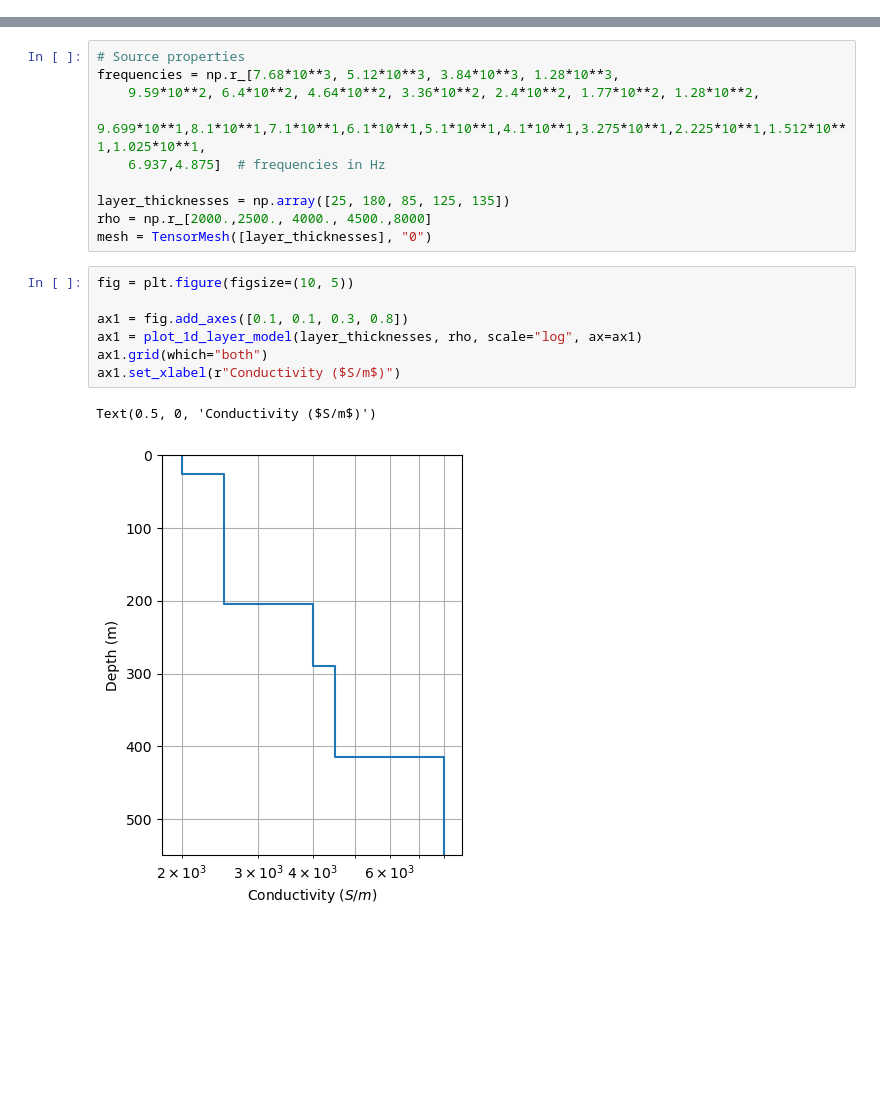
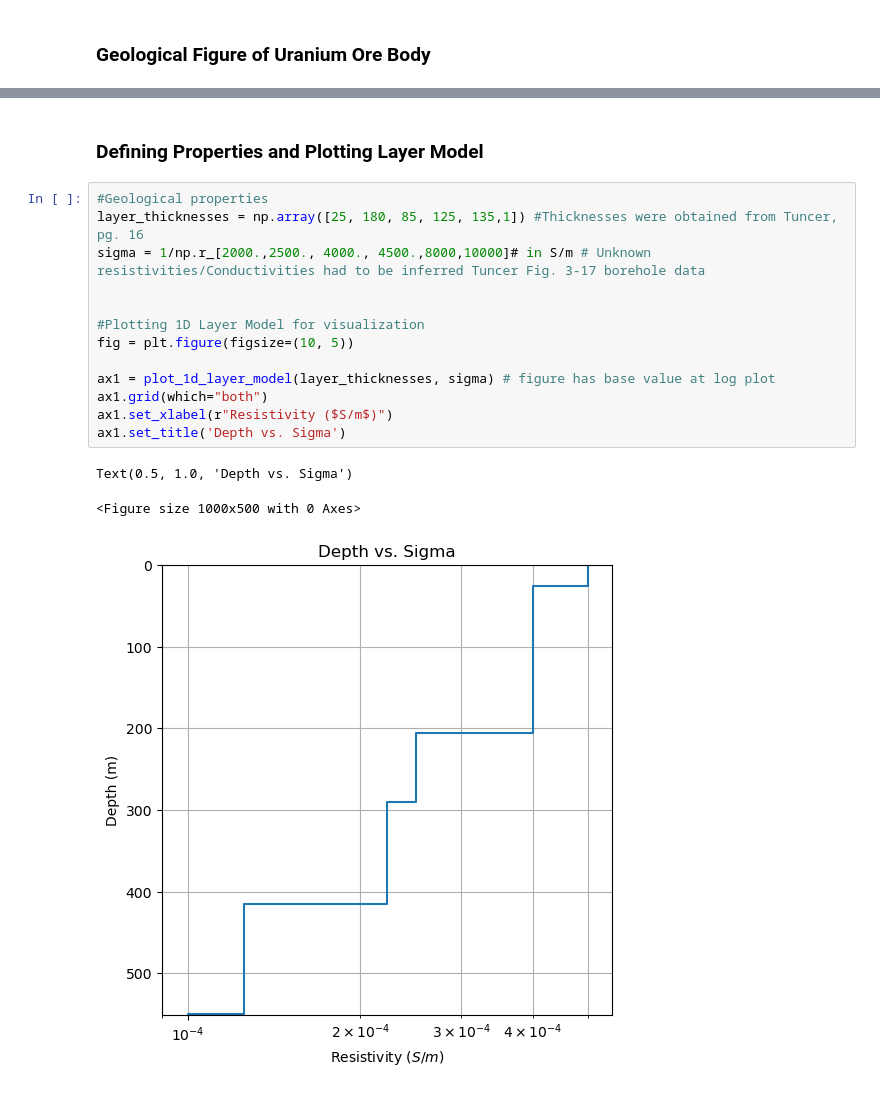
Before and after one commit to e-hdz130504/EOSC454-Inversion-Project-2026, a Jupyter notebook: FDEM_example.ipynb, the cells around one changed output, grey strips where cells are left out. Saved outputs shown, nothing was run; the diff lists cells and outputs as text; blank space fills up the shorter version.

```diff
--- a/FDEM_example.ipynb
+++ b/FDEM_example.ipynb
@@ -12,22 +22,23 @@ warnings.filterwarnings("ignore")
+# %% [markdown]
+### Geological Figure of Uranium Ore Body
 # %% [markdown]
 ![image.png](attachment:8be32e5c-5458-4c79-be58-601b233f58af.png)
-# %%
-# Source properties
-frequencies = np.r_[7.68*10**3, 5.12*10**3, 3.84*10**3, 1.28*10**3,
-    9.59*10**2, 6.4*10**2, 4.64*10**2, 3.36*10**2, 2.4*10**2, 1.77*10**2, 1.28*10**2,
-    9.699*10**1,8.1*10**1,7.1*10**1,6.1*10**1,5.1*10**1,4.1*10**1,3.275*10**1,2.225*10**1,1.512*10**1,1.025*10**1,
-    6.937,4.875]  # frequencies in Hz
-
-layer_thicknesses = np.array([25, 180, 85, 125, 135])
-rho = np.r_[2000.,2500., 4000., 4500.,8000]
-mesh = TensorMesh([layer_thicknesses], "0")
+# %% [markdown]
+### Defining Properties and Plotting Layer Model
 # %%
+#Geological properties
+layer_thicknesses = np.array([25, 180, 85, 125, 135,1]) #Thicknesses were obtained from Tuncer, pg. 16
+sigma = 1/np.r_[2000.,2500., 4000., 4500.,8000,10000]# in S/m # Unknown resistivities/Conductivities had to be inferred Tuncer Fig. 3-17 borehole data
+
+
+#Plotting 1D Layer Model for visualization
 fig = plt.figure(figsize=(10, 5))
 
-ax1 = fig.add_axes([0.1, 0.1, 0.3, 0.8])
-ax1 = plot_1d_layer_model(layer_thicknesses, rho, scale="log", ax=ax1)
+ax1 = plot_1d_layer_model(layer_thicknesses, sigma) # figure has base value at log plot
 ax1.grid(which="both")
-ax1.set_xlabel(r"Conductivity ($S/m$)")
+ax1.set_xlabel(r"Resistivity ($S/m$)")
+ax1.set_title('Depth vs. Sigma')
 # %% [output]
-Text(0.5, 0, 'Conductivity ($S/m$)')
+Text(0.5, 1.0, 'Depth vs. Sigma')
+<Figure size 1000x500 with 0 Axes>
-[figure, old version]
+[figure, new version]
```
Also changed, not shown: parts of 9 cells of this notebook.
